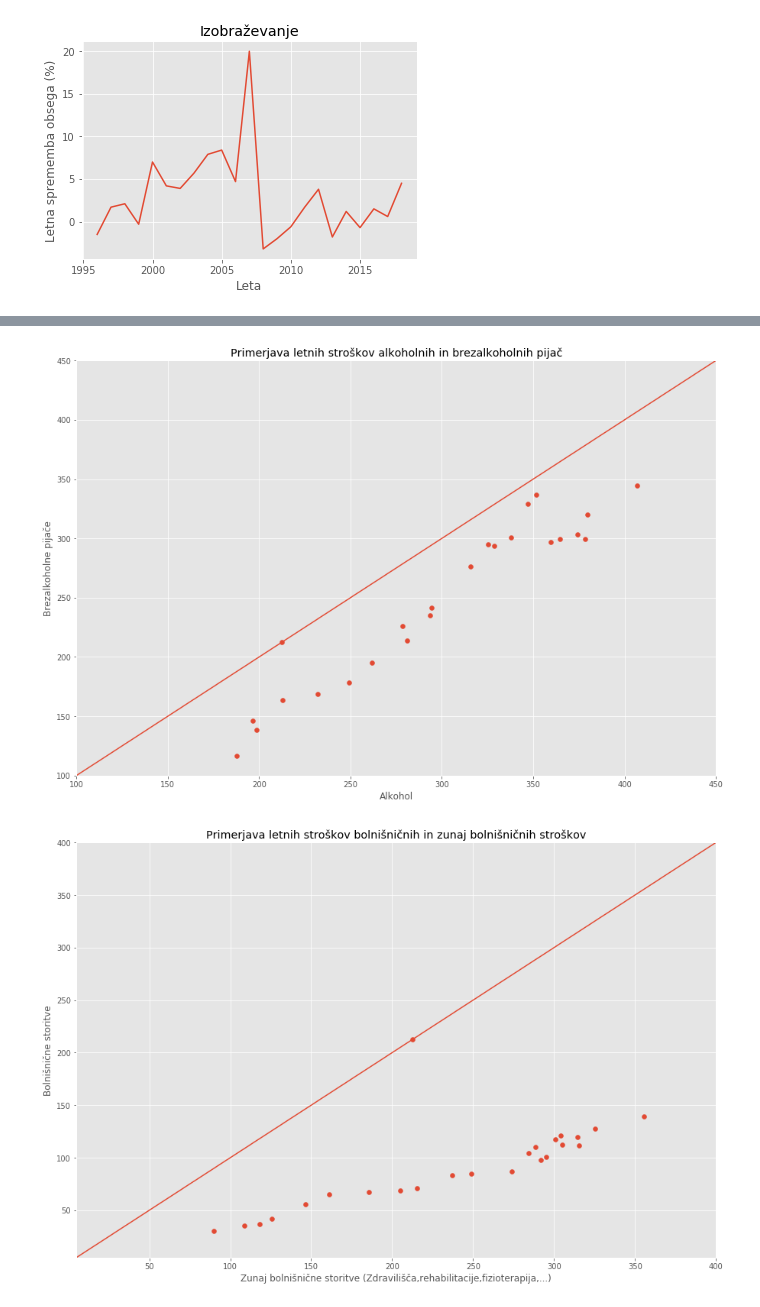
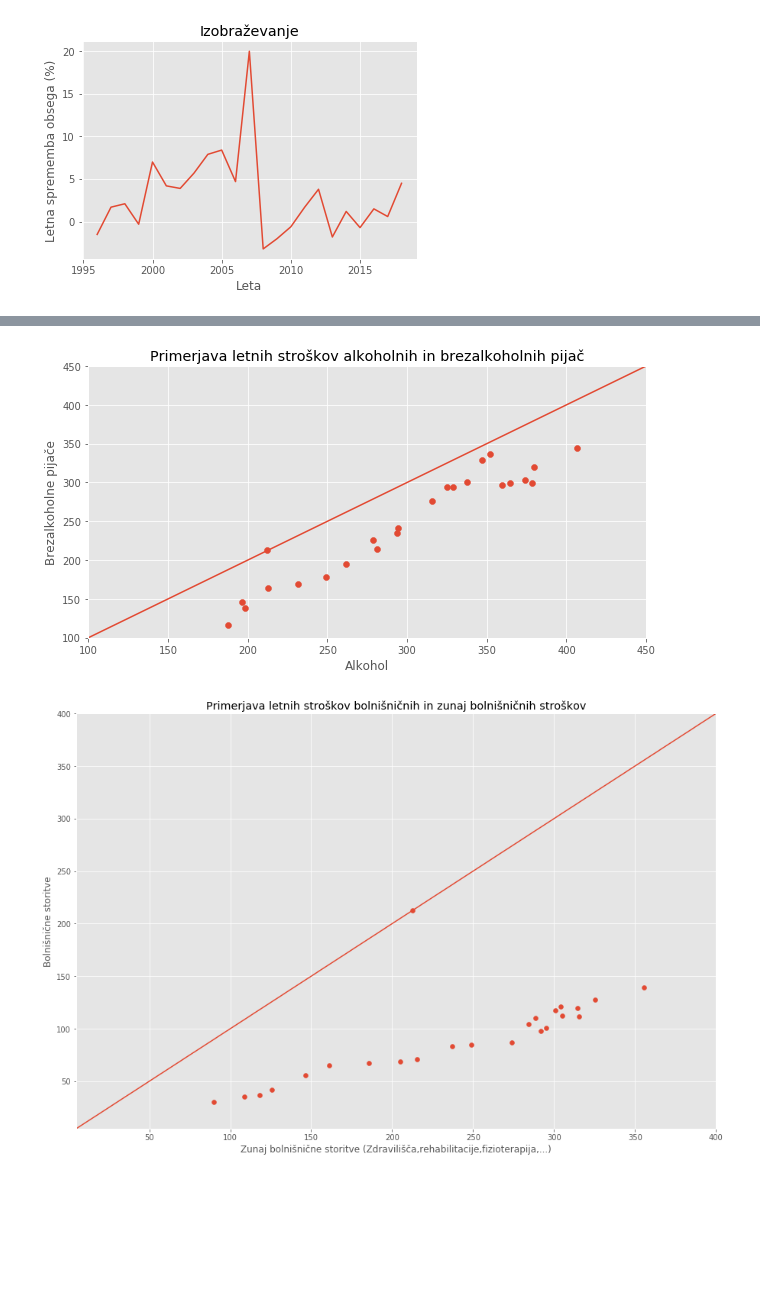
Before and after one commit to rokserak/PR20-SOHG, a Jupyter notebook: koda.ipynb, the cells around one changed output, grey strips where cells are left out. Drawn from its saved outputs; the diff is of its cells as text; code cells hidden in the pictures; blank space fills up the shorter version.

```diff
--- a/koda.ipynb
+++ b/koda.ipynb
@@ -356,21 +353,21 @@ plt.show()
 # %%
 alco =  list(gospodinstva[21][2:-1])
 alco[0] = float(vrednost[0])
 
 sok =  list(gospodinstva[11][2:-1])
 sok[0] = float(vrednost[0])
-plt.rcParams["figure.figsize"] = (15,10)
+plt.rcParams["figure.figsize"] = (10,5)
 plt.scatter(alco, sok)
 plt.xlim((100,450))
 plt.ylim((100,450))
 plt.xlabel("Alkohol")
 plt.ylabel("Brezalkoholne pijače")
 plt.plot([100,500],[100,500])
 plt.title("Primerjava letnih stroškov alkoholnih in brezalkoholnih pijač")
 plt.savefig('7.png')
 plt.show()
 # %% [output]
-[figure, old version]
+[figure, new version]
 # %%
 zunaj =  list(gospodinstva[126][2:-1])
 zunaj[0] = float(vrednost[0])
```
Also changed, not shown: parts of 7 cells of this notebook, 4 other files.
